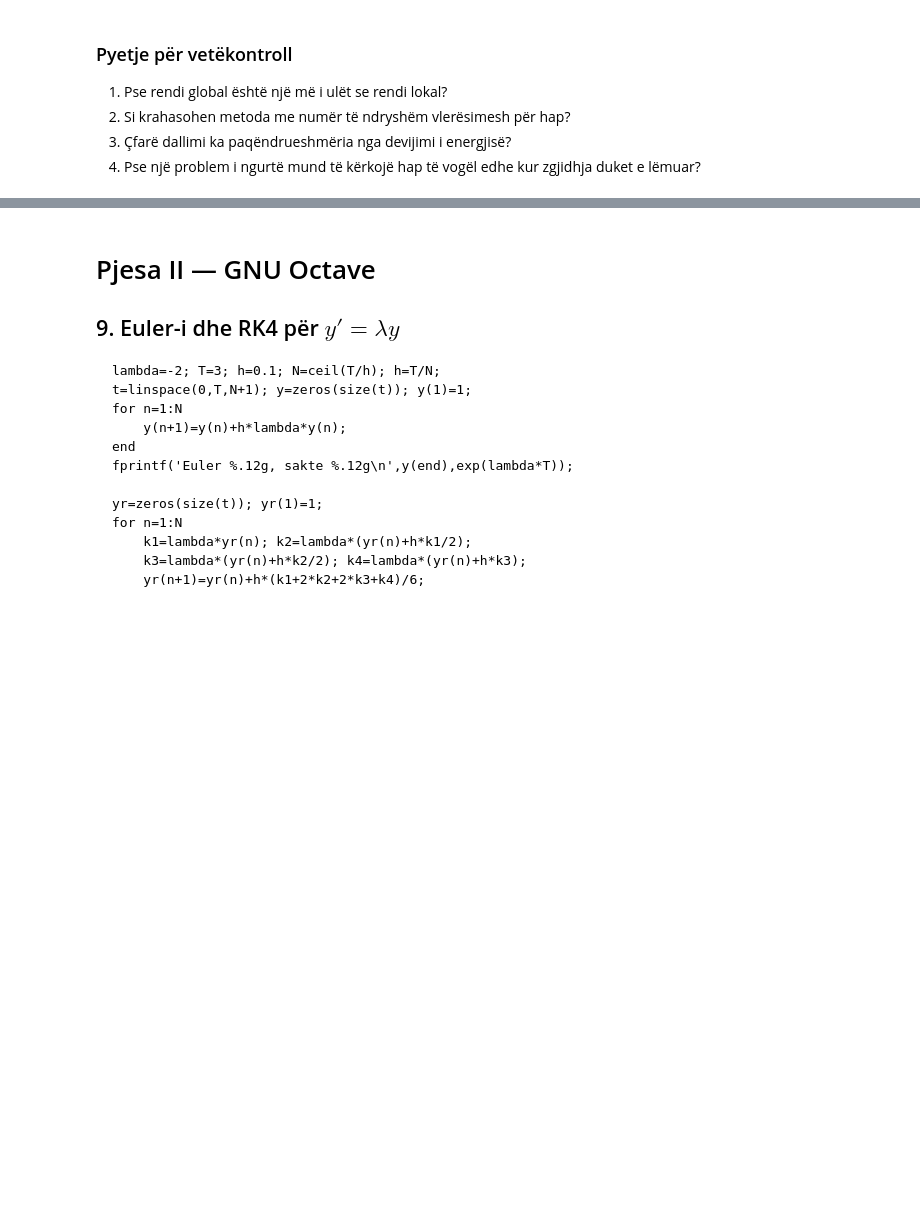
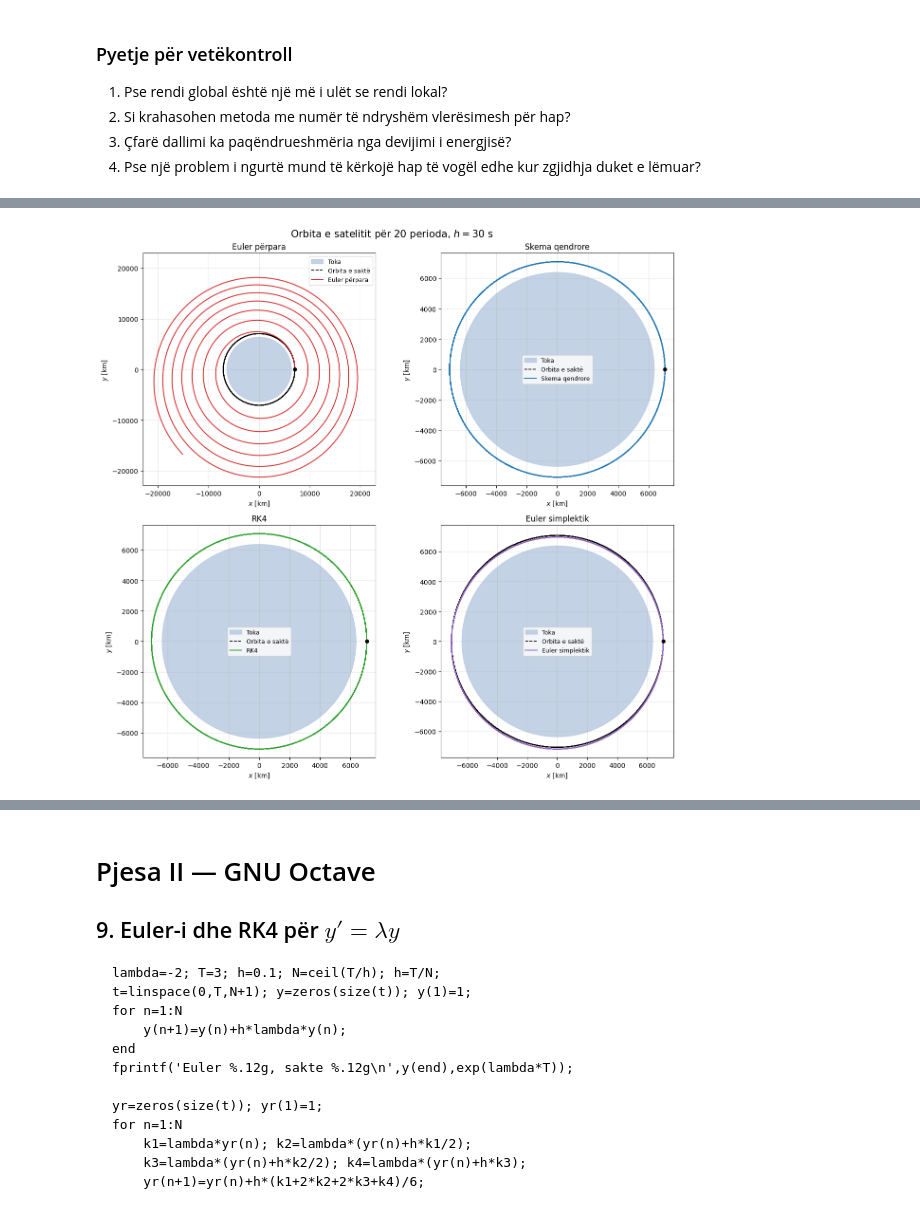
Before and after one commit to Klaudio-Peqini/Simulations-and-Numerical-Methods, a Jupyter notebook: notebooks/Instruktori/Laboratori_06_Ekuacionet_Diferenciale_dhe_Dinamika_Instruktori.ipynb, the cells around one changed output, grey strips where cells are left out. Cells and saved outputs as stored; diff of their text form; code cells hidden in the pictures; blank space fills up the shorter version.

```diff
--- a/notebooks/Instruktori/Laboratori_06_Ekuacionet_Diferenciale_dhe_Dinamika_Instruktori.ipynb
+++ b/notebooks/Instruktori/Laboratori_06_Ekuacionet_Diferenciale_dhe_Dinamika_Instruktori.ipynb
@@ -304,0 +851,73 @@ print('pa interpolim=',t[i+1],'me interpolim=',t_cross)
+# %%
+# Paraqitja e orbitave
+
+r_exact, v_exact = exact_circular_orbit(t)
+
+fig, axes = plt.subplots(2, 2, figsize=(13, 12))
+axes = axes.ravel()
+
+colors = {
+    "Euler përpara": "tab:red",
+    "Skema qendrore": "tab:blue",
+    "RK4": "tab:green",
+    "Euler simplektik": "tab:purple",
+}
+
+for ax, method_name in zip(axes, SOLVERS):
+    r_num = results[method_name]["r"] / 1000.0
+    r_ref = r_exact / 1000.0
+
+    earth = plt.Circle(
+        (0.0, 0.0),
+        R_EARTH / 1000.0,
+        color="lightsteelblue",
+        alpha=0.75,
+        label="Toka"
+    )
+    ax.add_patch(earth)
+
+    ax.plot(
+        r_ref[:, 0],
+        r_ref[:, 1],
+        "k--",
+        linewidth=1.2,
+        label="Orbita e saktë"
+    )
+
+    ax.plot(
+        r_num[:, 0],
+        r_num[:, 1],
+        color=colors[method_name],
+        linewidth=1.4,
+        label=method_name
+    )
+
+    ax.scatter(
+        r_num[0, 0],
+        r_num[0, 1],
+        color="black",
+        s=25,
+        zorder=5
+    )
+
+    span = 1.08 * np.max(np.abs(r_num))
+    span = max(span, 1.08 * R0 / 1000.0)
+
+    ax.set_xlim(-span, span)
+    ax.set_ylim(-span, span)
+    ax.set_aspect("equal")
+    ax.set_xlabel("$x$ [km]")
+    ax.set_ylabel("$y$ [km]")
+    ax.set_title(method_name)
+    ax.grid(alpha=0.3)
+    ax.legend(fontsize=9)
+
+fig.suptitle(
+    f"Orbita e satelitit për {N_ORBITS} perioda, "
+    f"$h={DT:.0f}$ s",
+    fontsize=15
+)
+plt.tight_layout()
+plt.show()
+# %% [output]
+[figure, added]
```
Also changed, not shown: parts of 27 cells of this notebook.
